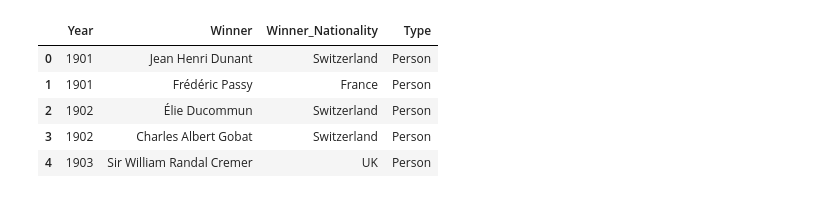
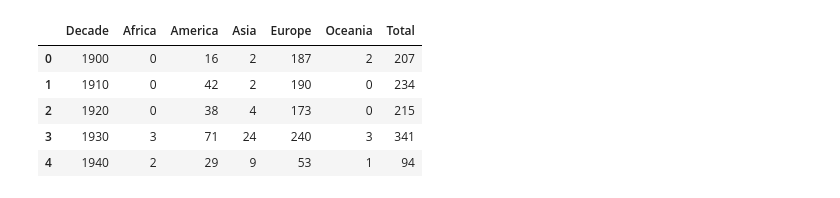
Before and after one commit to debatreyo/Nobel-Peace-Prize, a Jupyter notebook: notebooks/eda.ipynb, the cells around one changed output. Cells and saved outputs as stored; diff of their text form; code cells hidden in the pictures.

Commit message:
data viz setup complete

```diff
--- a/notebooks/eda.ipynb
+++ b/notebooks/eda.ipynb
@@ -5,14 +16,19 @@ import os
 # %%
-data_winners = pd.read_csv(
+# Nominations data
+data_nominee = pd.read_csv(
     os.path.join(
         "..", "data",
-        "Nobel Peace Winners.csv"
+        "Nobel Peace Nominees (Decade).csv"
     )
 )
 
-data_nominees = pd.read_csv(
-    os.path.join(
-        "..", "data",
-        "Nobel Peace Nominees.csv"
-    )
-)
+df_nominee = data_nominee.copy()
+
+df_nominee.head()
+# %% [output]
+|  | Decade | Africa | America | Asia | Europe | Oceania | Total |
+| 0 | 1900 | 0 | 16 | 2 | 187 | 2 | 207 |
+| 1 | 1910 | 0 | 42 | 2 | 190 | 0 | 234 |
+| 2 | 1920 | 0 | 38 | 4 | 173 | 0 | 215 |
+| 3 | 1930 | 3 | 71 | 24 | 240 | 3 | 341 |
+| 4 | 1940 | 2 | 29 | 9 | 53 | 1 | 94 |
@@ -22,9 +34,0 @@ df_nominees = data_nominees.copy()
-# %%
-df_winners.head()
-# %% [output]
-|  | Year | Winner | Winner_Nationality | Type |
-| 0 | 1901 | Jean Henri Dunant | Switzerland | Person |
-| 1 | 1901 | Frédéric Passy | France | Person |
-| 2 | 1902 | Élie Ducommun | Switzerland | Person |
-| 3 | 1902 | Charles Albert Gobat | Switzerland | Person |
-| 4 | 1903 | Sir William Randal Cremer | UK | Person |
```
Also changed, not shown: parts of 14 cells of this notebook, 5 other files.
